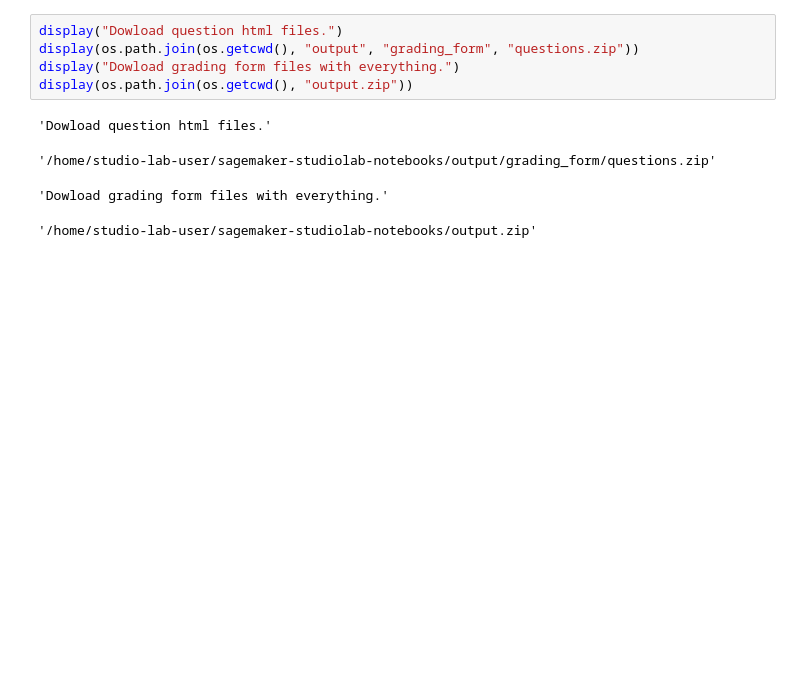
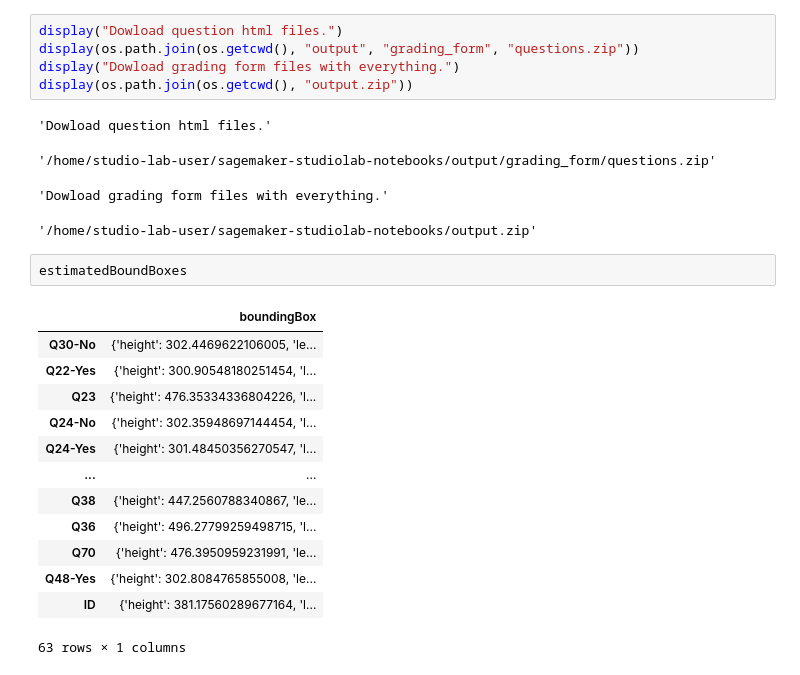
Before and after one commit to wongcyrus/AI-Handwrite-Grader, a Jupyter notebook: marking_form_builder.ipynb, the cells around one changed output. Drawn from its saved outputs; the diff is of its cells as text; blank space fills up the shorter version.

Commit message:
Add estimatedBoundingBox for ID and Name.

```diff
--- a/marking_form_builder.ipynb
+++ b/marking_form_builder.ipynb
@@ -625,3 +625,19 @@ display(os.path.join(os.getcwd(), "output.zip"))
 '/home/studio-lab-user/sagemaker-studiolab-notebooks/output/grading_form/questions.zip'
 'Dowload grading form files with everything.'
 '/home/studio-lab-user/sagemaker-studiolab-notebooks/output.zip'
+# %%
+estimatedBoundBoxes
+# %% [output]
+|  | boundingBox |
+| Q30-No | {'height': 302.4469622106005, 'le... |
+| Q22-Yes | {'height': 300.90548180251454, 'l... |
+| Q23 | {'height': 476.35334336804226, 'l... |
+| Q24-No | {'height': 302.35948697144454, 'l... |
+| Q24-Yes | {'height': 301.48450356270547, 'l... |
+| ... | ... |
+| Q38 | {'height': 447.2560788340867, 'le... |
+| Q36 | {'height': 496.27799259498715, 'l... |
+| Q70 | {'height': 476.3950959231991, 'le... |
+| Q48-Yes | {'height': 302.8084765855008, 'le... |
+| ID | {'height': 381.17560289677164, 'l... |
+63 rows × 1 columns
```
Also changed, not shown: parts of 1 cell of this notebook, 1 other file.
